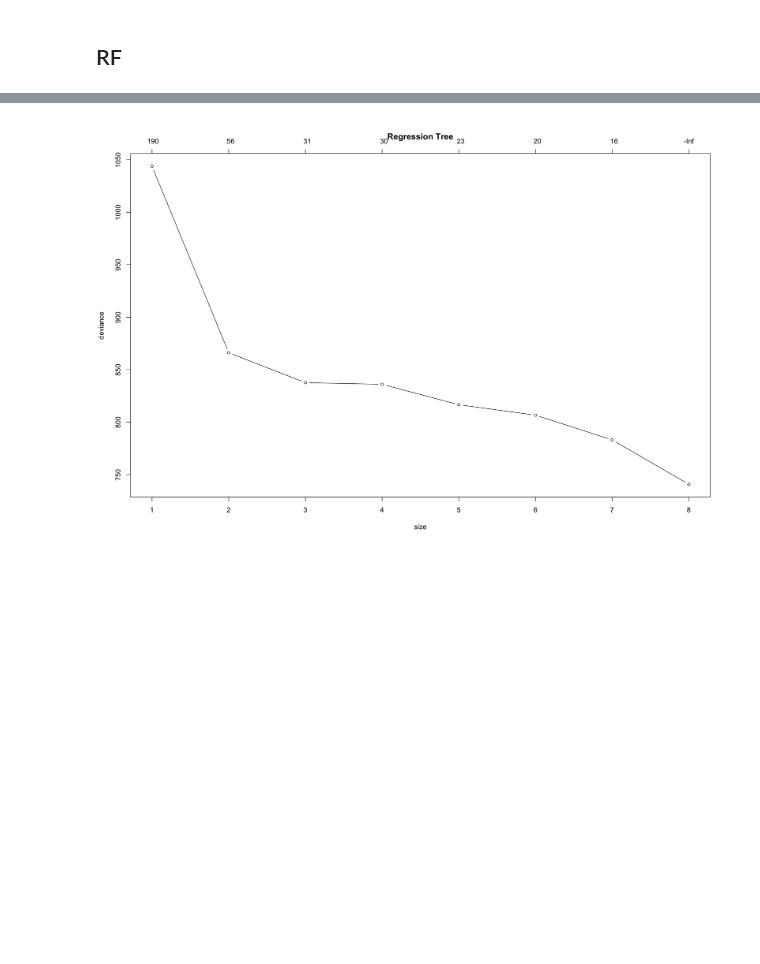
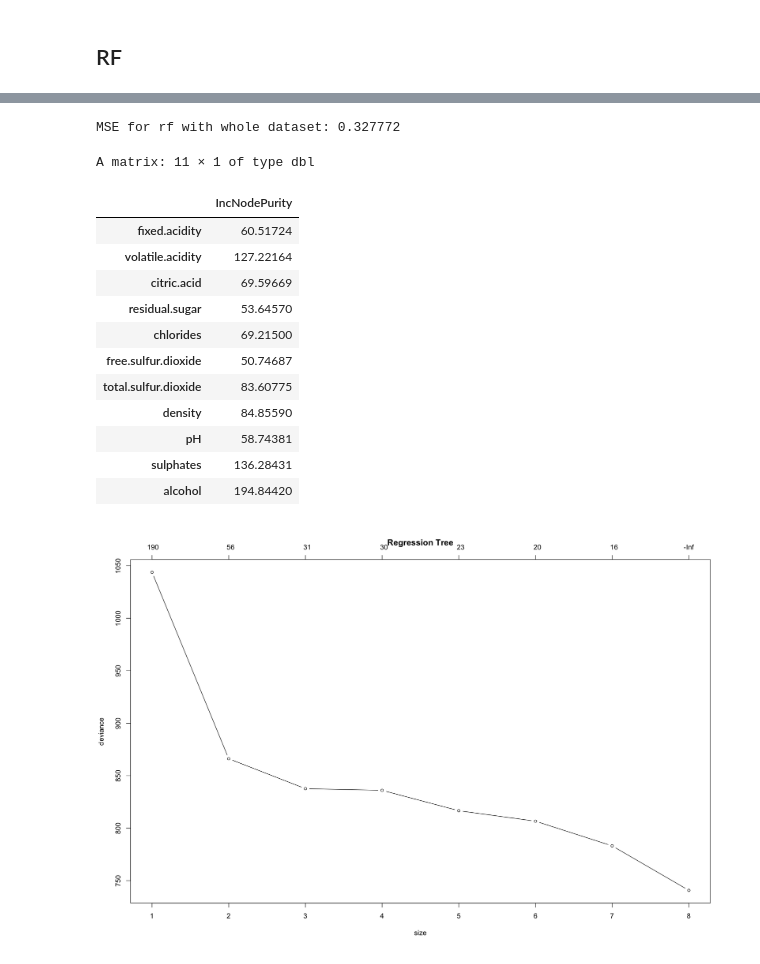
Before and after one commit to GawainGan/UBCO_MDS, a Jupyter notebook: Data-571/A2/Assignment2_Yiwei_Gan.ipynb, the cells around one changed output, grey strips where cells are left out. Cells and saved outputs as stored; diff of their text form; code cells hidden in the pictures; blank space fills up the shorter version.

```diff
--- a/Data-571/A2/Assignment2_Yiwei_Gan.ipynb
+++ b/Data-571/A2/Assignment2_Yiwei_Gan.ipynb
@@ -204,0 +196,4 @@ text(simtree, pretty=0)
+# %%
+library(tree)
+rf <- randomForest(quality~ ., data=wine)
+rf
@@ -205,2 +231,22 @@ text(simtree, pretty=0)
+# %%
+cat("MSE for rf with whole dataset:", mean(rf$mse))
+# %% [output]
+MSE for rf with whole dataset: 0.327772
+# %%
+rf$importance
+# %% [output]
+A matrix: 11 × 1 of type dbl
+|  | IncNodePurity |
+| fixed.acidity | 60.51724 |
+| volatile.acidity | 127.22164 |
+| citric.acid | 69.59669 |
+| residual.sugar | 53.64570 |
+| chlorides | 69.21500 |
+| free.sulfur.dioxide | 50.74687 |
+| total.sulfur.dioxide | 83.60775 |
+| density | 84.85590 |
+| pH | 58.74381 |
+| sulphates | 136.28431 |
+| alcohol | 194.84420 |
 # %%
 #  10-fold cross-validation using cv.tree
```
Also changed, not shown: parts of 5 cells of this notebook.
